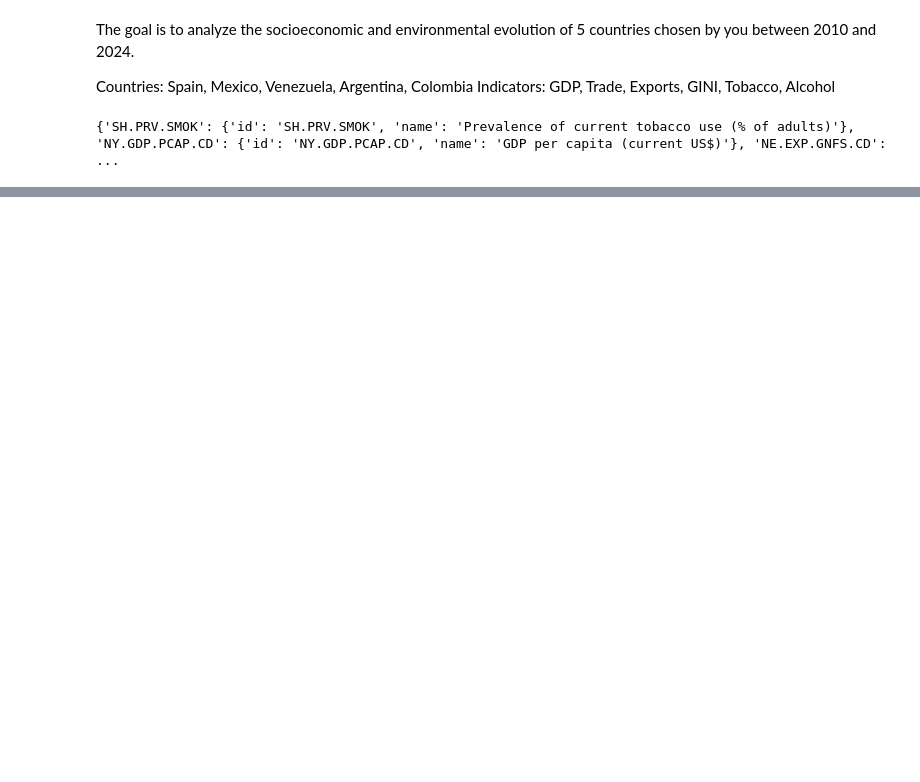
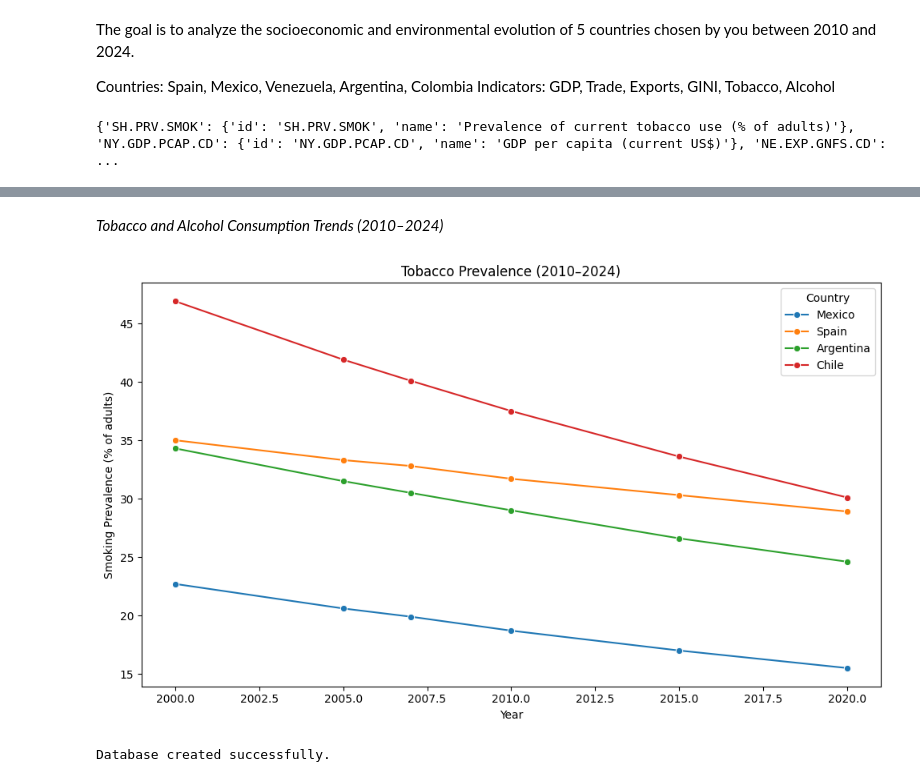
Before and after one commit to 4GeeksAcademy/ekbalam11-interacting-with-api-python-project-tutorial, a Jupyter notebook: src/explore.ipynb, the cells around one changed output, grey strips where cells are left out. Drawn from its saved outputs; the diff is of its cells as text; code cells hidden in the pictures; blank space fills up the shorter version.

```diff
--- a/src/explore.ipynb
+++ b/src/explore.ipynb
@@ -60,0 +193,30 @@ print(selected_indicators)
+# %% [markdown]
+*Tobacco and Alcohol Consumption Trends (2010–2024)*
+# %%
+tobacco_df = df[df["indicator_id"] == "SH.PRV.SMOK"]
+
+plt.figure(figsize=(10,6))
+sns.lineplot(
+    data=tobacco_df,
+    x="year",
+    y="value",
+    hue="country",
+    marker="o"
+)
+
+plt.title("Tobacco Prevalence (2010–2024)")
+plt.ylabel("Smoking Prevalence (% of adults)")
+plt.xlabel("Year")
+plt.legend(title="Country")
+plt.tight_layout()
+plt.show()
+# %% [output]
+[figure, added]
+# %%
+from sqlalchemy import create_engine
+
+engine = create_engine("sqlite:///world_bank_analysis.db")
+
+print("Database created successfully.")
+# %% [output]
+Database created successfully.
```
Also changed, not shown: parts of 12 cells of this notebook.
